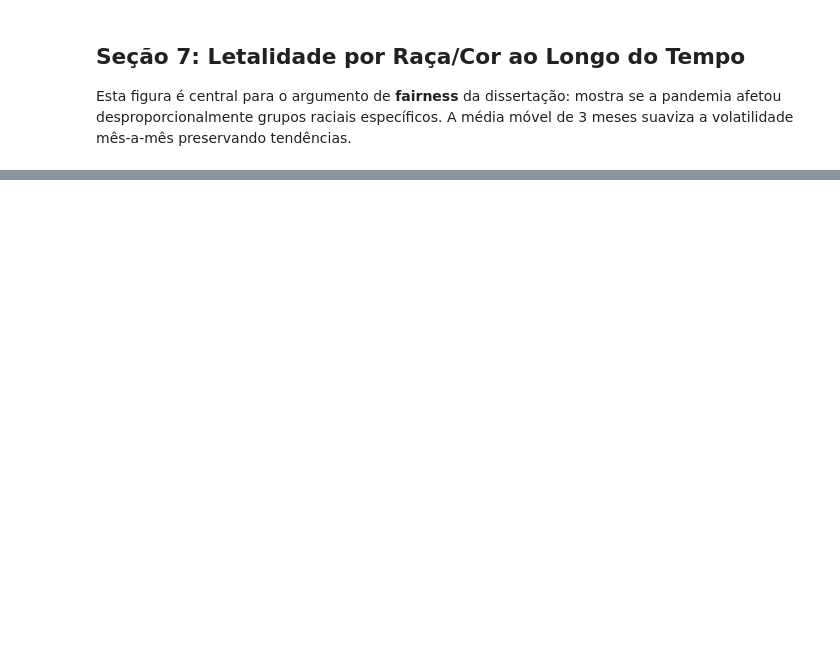
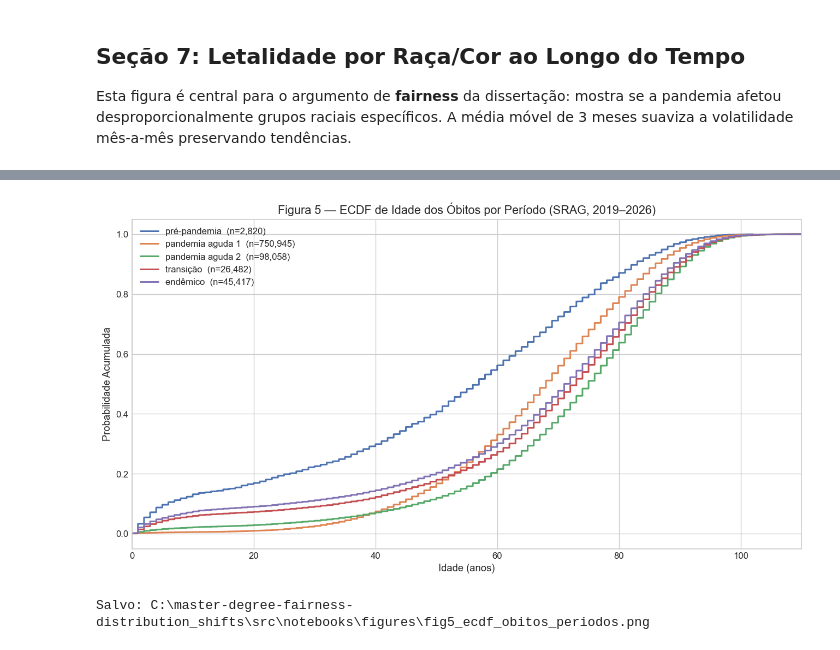
Before and after one commit to antonioravila/master-degree-fairness-distribution_shifts, a Jupyter notebook: src/notebooks/01_eda_distribution_shift.ipynb, the cells around one changed output, grey strips where cells are left out. Cells and saved outputs as stored; diff of their text form; code cells hidden in the pictures; blank space fills up the shorter version.

```diff
--- a/src/notebooks/01_eda_distribution_shift.ipynb
+++ b/src/notebooks/01_eda_distribution_shift.ipynb
@@ -466,0 +475,33 @@ Salvo: C:\master-degree-fairness-distribution_shifts\src\notebooks\figures\fig4_
+# %%
+MAX_SAMPLE = 100_000
+
+df_obitos_plot = df[df['obito'] == True].copy()
+
+fig, ax = plt.subplots(figsize=(11, 6))
+
+ecdf_obitos = {}
+for periodo in PERIOD_ORDER:
+    subset = df_obitos_plot[df_obitos_plot['periodo'] == periodo]['idade'].dropna()
+    n_orig = len(subset)
+    if n_orig > MAX_SAMPLE:
+        subset = subset.sample(MAX_SAMPLE, random_state=42)
+    x = np.sort(subset.values)
+    y = np.arange(1, len(x) + 1) / len(x)
+    ecdf_obitos[periodo] = (x, y, n_orig)
+    ax.plot(x, y, label=f'{periodo}  (n={n_orig:,})',
+            color=PERIOD_COLORS[periodo], linewidth=1.8)
+
+ax.set_xlabel('Idade (anos)')
+ax.set_ylabel('Probabilidade Acumulada')
+ax.set_title('Figura 5 — ECDF de Idade dos Óbitos por Período (SRAG, 2019–2026)')
+ax.set_xlim(0, 110)
+ax.legend(loc='upper left', framealpha=0.9)
+
+plt.tight_layout()
+out5 = FIG_DIR / 'fig5_ecdf_obitos_periodos.png'
+plt.savefig(out5, dpi=120, bbox_inches='tight')
+plt.show()
+print(f'Salvo: {out5}')
+# %% [output]
+[figure, added]
+Salvo: C:\master-degree-fairness-distribution_shifts\src\notebooks\figures\fig5_ecdf_obitos_periodos.png
```
Also changed, not shown: parts of 28 cells of this notebook, 10 other files.
